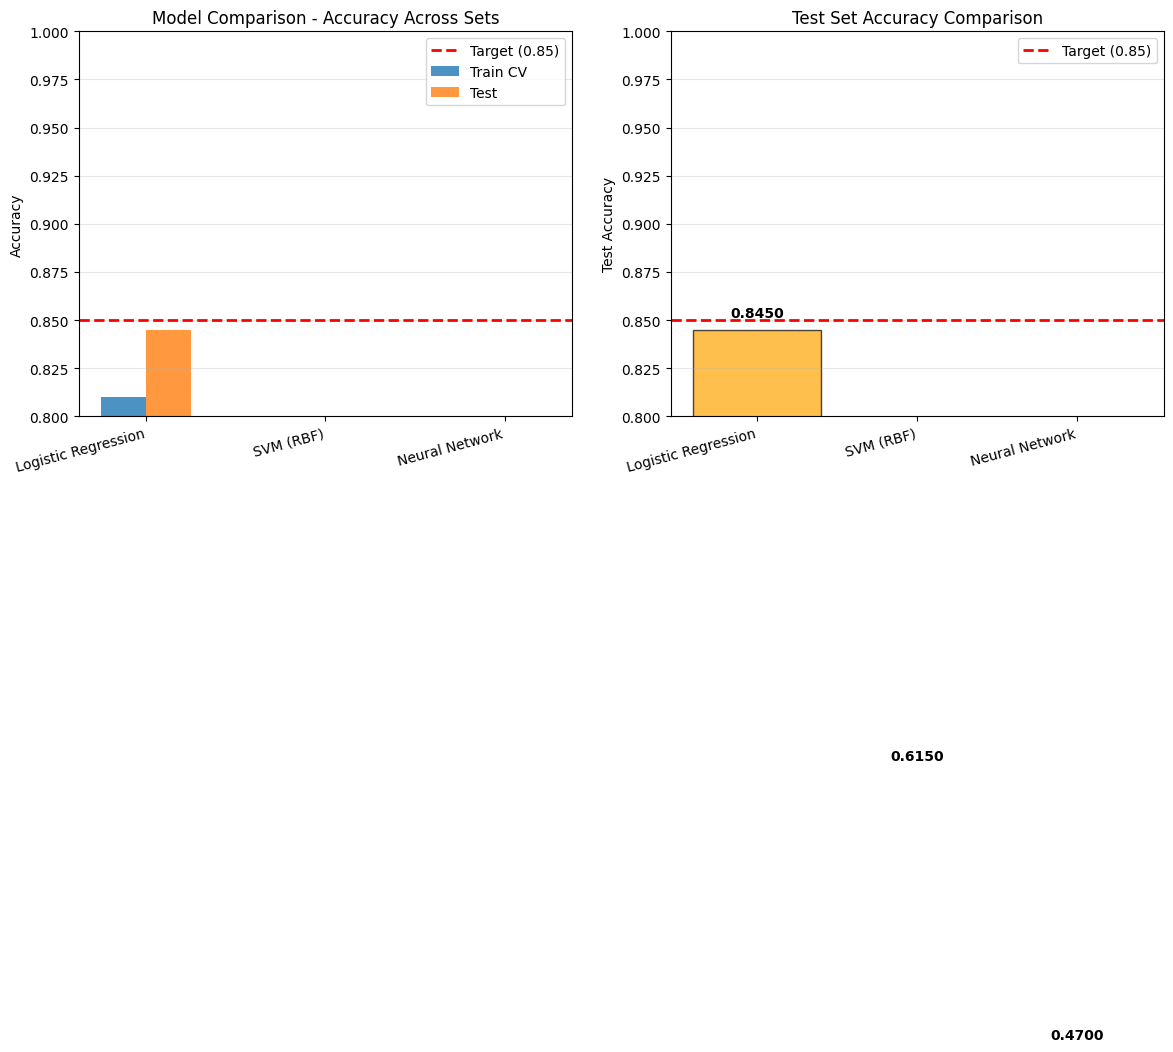
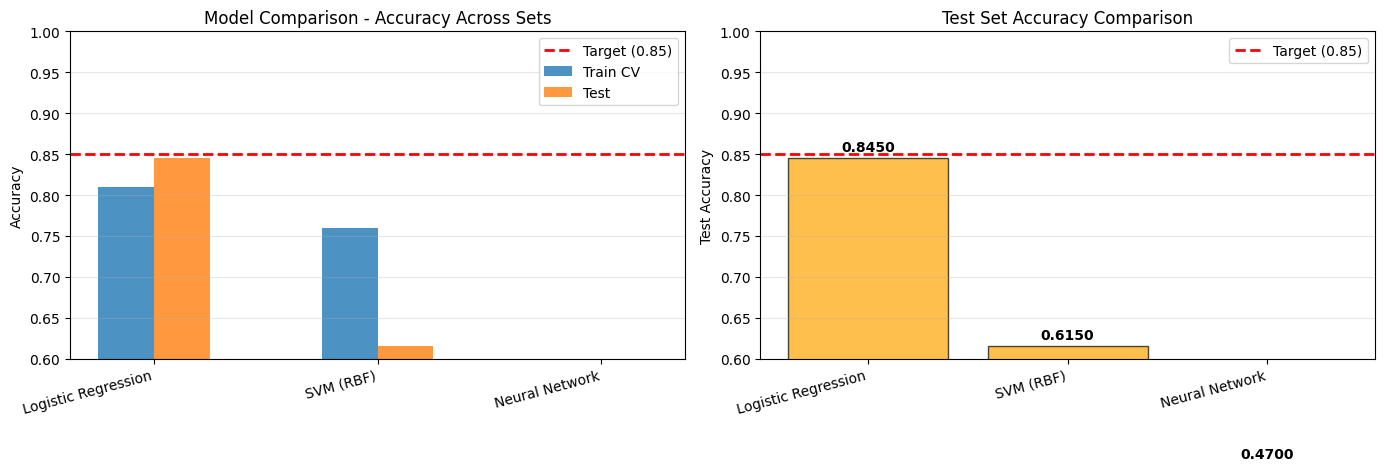
The change to this notebook cell's code, shown as a diff; its figure went from the first image to the second:
--- before
+++ after
@@ -13,5 +13,5 @@
 axes[0].set_xticklabels(results['Model'], rotation=15, ha='right')
 axes[0].legend()
-axes[0].set_ylim([0.8, 1.0])
+axes[0].set_ylim([0.6, 1.0])
 axes[0].grid(axis='y', alpha=0.3)
 
@@ -23,5 +23,5 @@
 axes[1].set_xticklabels(results['Model'], rotation=15, ha='right')
 axes[1].legend()
-axes[1].set_ylim([0.8, 1.0])
+axes[1].set_ylim([0.6, 1.0])
 axes[1].grid(axis='y', alpha=0.3)
 

Commit: fix: graph exo5